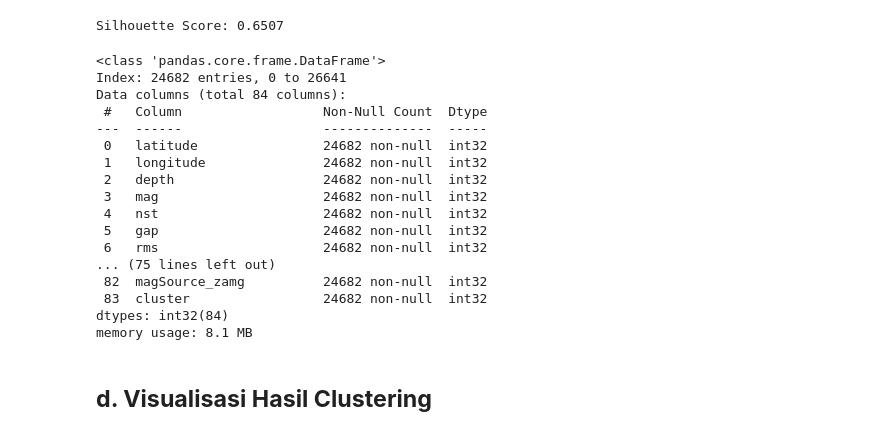
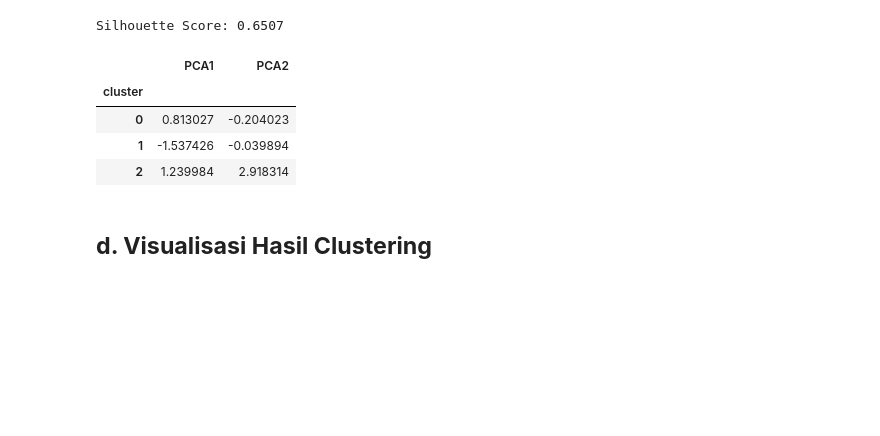
Before and after one commit to septiisdayanna/earthquakes_clustering, a Jupyter notebook: [Clustering]_Submission_Akhir_BMLP_Your_Name_(Updated).ipynb, the cells around one changed output. Drawn from its saved outputs; the diff is of its cells as text; code cells hidden in the pictures; blank space fills up the shorter version.

```diff
--- a/[Clustering]_Submission_Akhir_BMLP_Your_Name_(Updated).ipynb
+++ b/[Clustering]_Submission_Akhir_BMLP_Your_Name_(Updated).ipynb
@@ -458,29 +461,15 @@ sil_score = silhouette_score(reduced_data, labels)
 print(f"Silhouette Score: {sil_score:.4f}")
 # %% [output]
 Silhouette Score: 0.6507
-# %%
-df_one_hot.info()
-# %% [output]
-<class 'pandas.core.frame.DataFrame'>
-Index: 24682 entries, 0 to 26641
-Data columns (total 84 columns):
- #   Column                  Non-Null Count  Dtype
----  ------                  --------------  -----
- 0   latitude                24682 non-null  int32
- 1   longitude               24682 non-null  int32
- 2   depth                   24682 non-null  int32
- 3   mag                     24682 non-null  int32
- 4   nst                     24682 non-null  int32
- 5   gap                     24682 non-null  int32
- 6   rms                     24682 non-null  int32
-... (75 lines left out)
- 82  magSource_zamg          24682 non-null  int32
- 83  cluster                 24682 non-null  int32
-dtypes: int32(84)
-memory usage: 8.1 MB
 # %%
-# Menampilkan rata-rata setiap cluster
-df_one_hot.groupby('cluster').mean()
+# Menghitung rata-rata tiap kluster untuk data hasil pca
+reduced_df.groupby('cluster').mean()
+# %% [output]
+|  | PCA1 | PCA2 |
+| cluster |  |  |
+| 0 | 0.813027 | -0.204023 |
+| 1 | -1.537426 | -0.039894 |
+| 2 | 1.239984 | 2.918314 |
 # %% [markdown]
 ## **d. Visualisasi Hasil Clustering**
 # %% [markdown]
```
Also changed, not shown: parts of 5 cells of this notebook.
